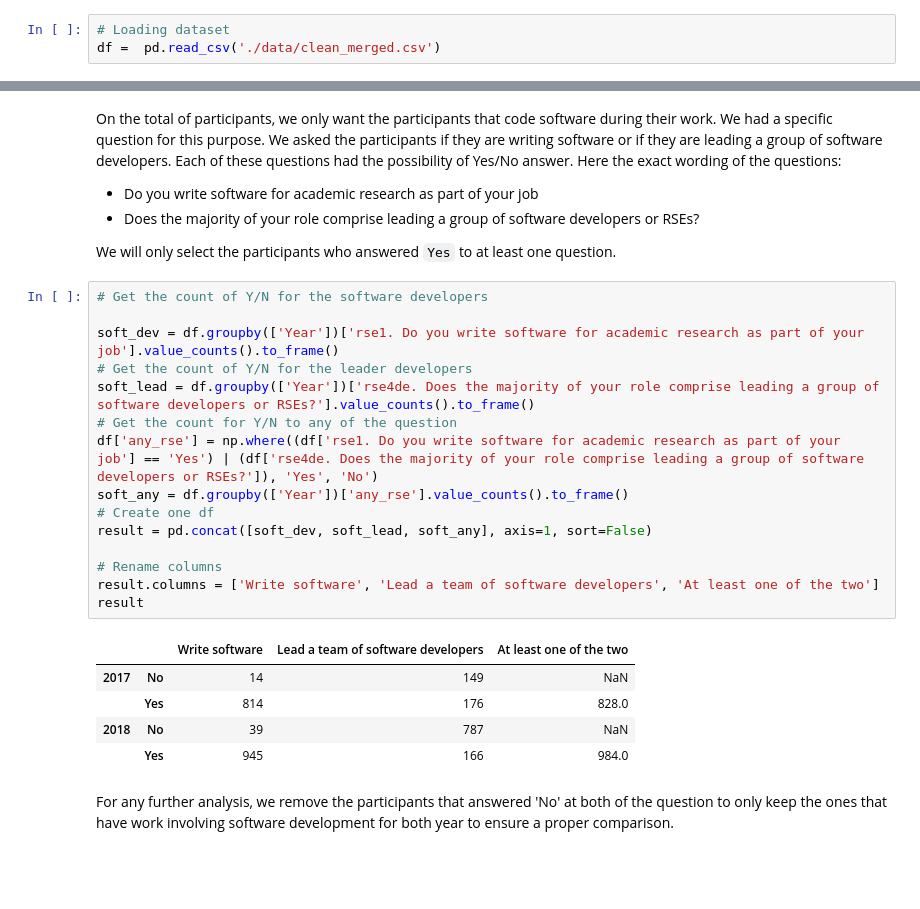
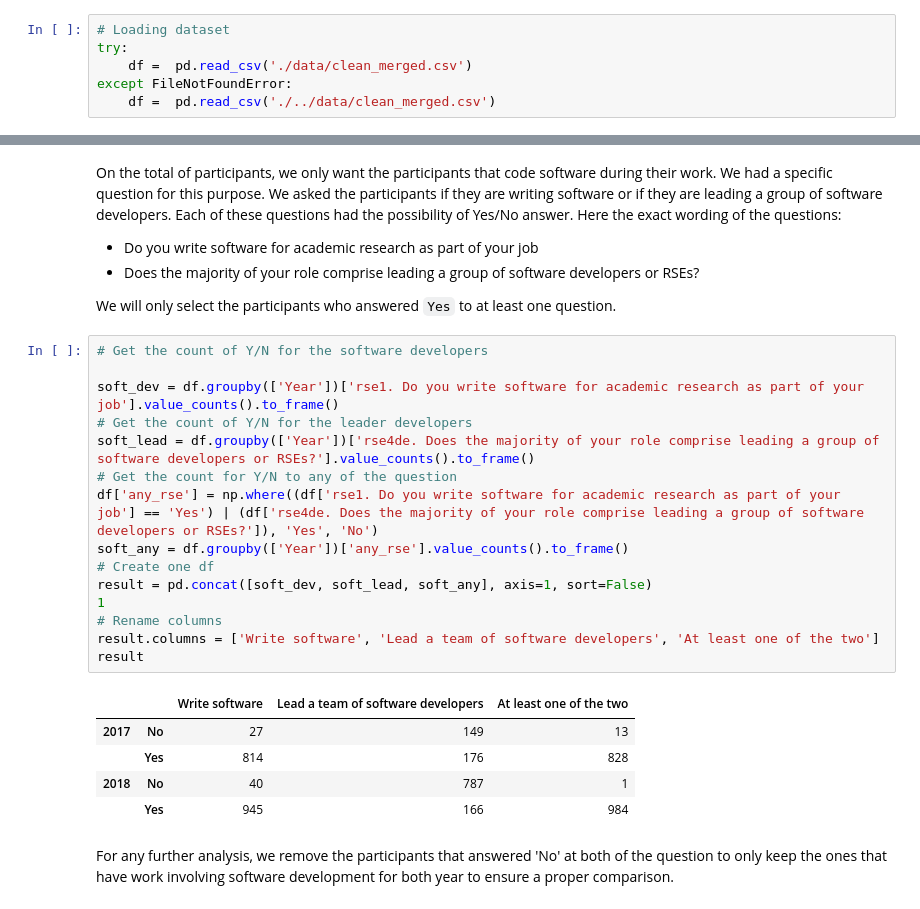
Before and after one commit to softwaresaved/international-survey, a Jupyter notebook: analysis/2018/1. Overview and sampling.ipynb, the cells around one changed output, grey strips where cells are left out. Cells and saved outputs as stored; diff of their text form; blank space fills up the shorter version.

```diff
--- a/analysis/2018/1. Overview and sampling.ipynb
+++ b/analysis/2018/1. Overview and sampling.ipynb
@@ -19,7 +19,10 @@ matplotlib.rcParams['figure.figsize'] = (20.0, 10.0)
 plt.rcParams['figure.figsize'] = (20.0, 10.0)
 # %%
 # Loading dataset
-df =  pd.read_csv('./data/clean_merged.csv')
+try:
+    df =  pd.read_csv('./data/clean_merged.csv')
+except FileNotFoundError:
+    df =  pd.read_csv('./../data/clean_merged.csv')
 # %% [markdown]
 ## Cleaning
 # %% [markdown]
@@ -229,24 +232,24 @@ We will only select the participants who answered `Yes` to at least one question
 # %%
 # Get the count of Y/N for the software developers
 
 soft_dev = df.groupby(['Year'])['rse1. Do you write software for academic research as part of your job'].value_counts().to_frame()
 # Get the count of Y/N for the leader developers
 soft_lead = df.groupby(['Year'])['rse4de. Does the majority of your role comprise leading a group of software developers or RSEs?'].value_counts().to_frame()
 # Get the count for Y/N to any of the question
 df['any_rse'] = np.where((df['rse1. Do you write software for academic research as part of your job'] == 'Yes') | (df['rse4de. Does the majority of your role comprise leading a group of software developers or RSEs?']), 'Yes', 'No')
 soft_any = df.groupby(['Year'])['any_rse'].value_counts().to_frame()
 # Create one df
 result = pd.concat([soft_dev, soft_lead, soft_any], axis=1, sort=False)
-
+1
 # Rename columns
 result.columns = ['Write software', 'Lead a team of software developers', 'At least one of the two']
 result
 # %% [output]
 |  |  | Write software | Lead a team of software developers | At least one of the two |
-| 2017 | No | 14 | 149 | NaN |
-|  | Yes | 814 | 176 | 828.0 |
-| 2018 | No | 39 | 787 | NaN |
-|  | Yes | 945 | 166 | 984.0 |
+| 2017 | No | 27 | 149 | 13 |
+|  | Yes | 814 | 176 | 828 |
+| 2018 | No | 40 | 787 | 1 |
+|  | Yes | 945 | 166 | 984 |
 # %% [markdown]
 For any further analysis, we remove the participants that answered 'No' at both of the question to only keep the ones that have work involving software development for both year to ensure a proper comparison.
 # %%
```
Also changed, not shown: parts of 1 cell of this notebook, 3 other files.
